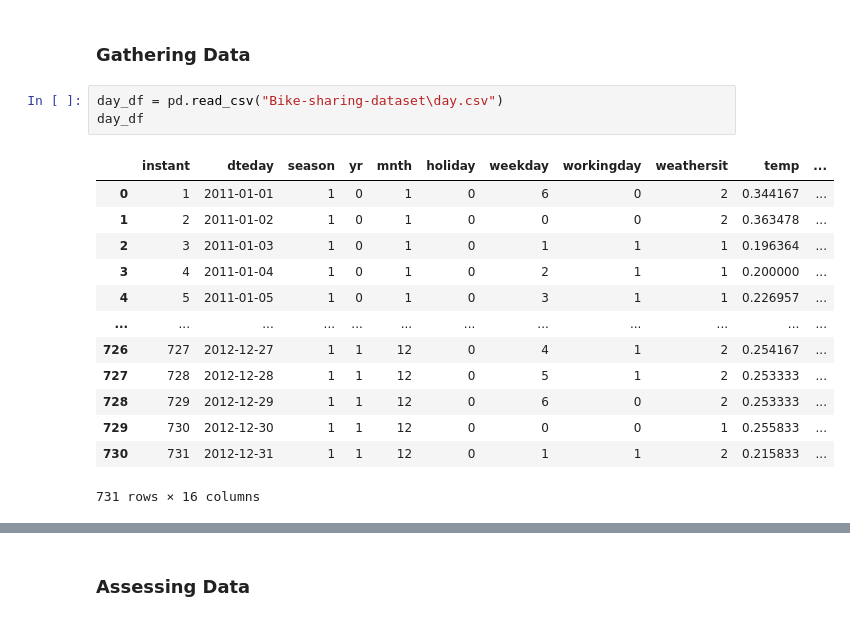
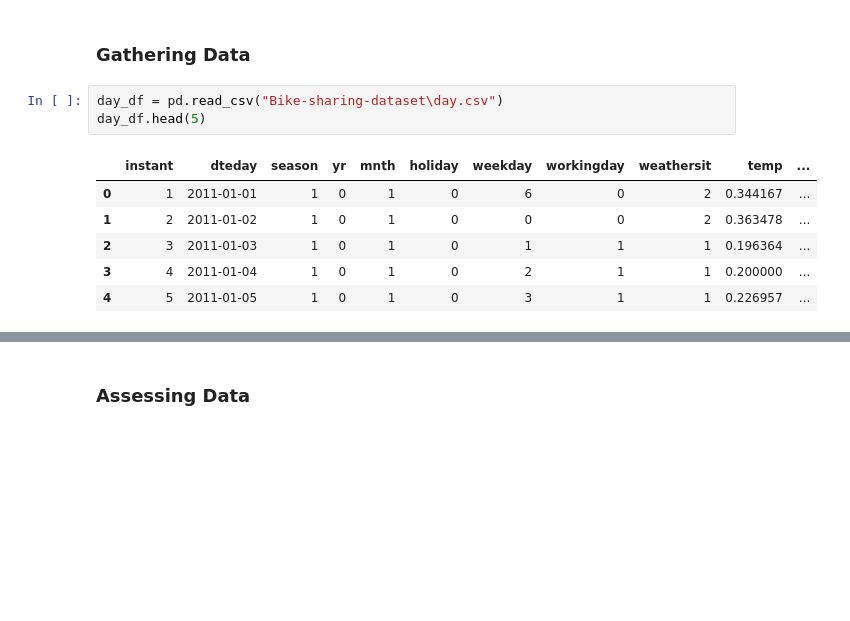
Before and after one commit to Maoelan/bike-sharing-data-analysis, a Jupyter notebook: Proyek_Analisis_Data.ipynb, the cells around one changed output, grey strips where cells are left out. Drawn from its saved outputs; the diff is of its cells as text; blank space fills up the shorter version.

```diff
--- a/Proyek_Analisis_Data.ipynb
+++ b/Proyek_Analisis_Data.ipynb
@@ -23,18 +20,11 @@ warnings.filterwarnings('ignore')
 ### Gathering Data
 # %%
 day_df = pd.read_csv("Bike-sharing-dataset\day.csv")
-day_df
+day_df.head(5)
 # %% [output]
 |  | instant | dteday | season | yr | mnth | holiday | weekday | workingday | weathersit | temp | ... |
 | 0 | 1 | 2011-01-01 | 1 | 0 | 1 | 0 | 6 | 0 | 2 | 0.344167 | ... |
 | 1 | 2 | 2011-01-02 | 1 | 0 | 1 | 0 | 0 | 0 | 2 | 0.363478 | ... |
 | 2 | 3 | 2011-01-03 | 1 | 0 | 1 | 0 | 1 | 1 | 1 | 0.196364 | ... |
 | 3 | 4 | 2011-01-04 | 1 | 0 | 1 | 0 | 2 | 1 | 1 | 0.200000 | ... |
 | 4 | 5 | 2011-01-05 | 1 | 0 | 1 | 0 | 3 | 1 | 1 | 0.226957 | ... |
-| ... | ... | ... | ... | ... | ... | ... | ... | ... | ... | ... | ... |
-| 726 | 727 | 2012-12-27 | 1 | 1 | 12 | 0 | 4 | 1 | 2 | 0.254167 | ... |
-| 727 | 728 | 2012-12-28 | 1 | 1 | 12 | 0 | 5 | 1 | 2 | 0.253333 | ... |
-| 728 | 729 | 2012-12-29 | 1 | 1 | 12 | 0 | 6 | 0 | 2 | 0.253333 | ... |
-| 729 | 730 | 2012-12-30 | 1 | 1 | 12 | 0 | 0 | 0 | 1 | 0.255833 | ... |
-| 730 | 731 | 2012-12-31 | 1 | 1 | 12 | 0 | 1 | 1 | 2 | 0.215833 | ... |
-731 rows × 16 columns
```
Also changed, not shown: parts of 34 cells of this notebook.
